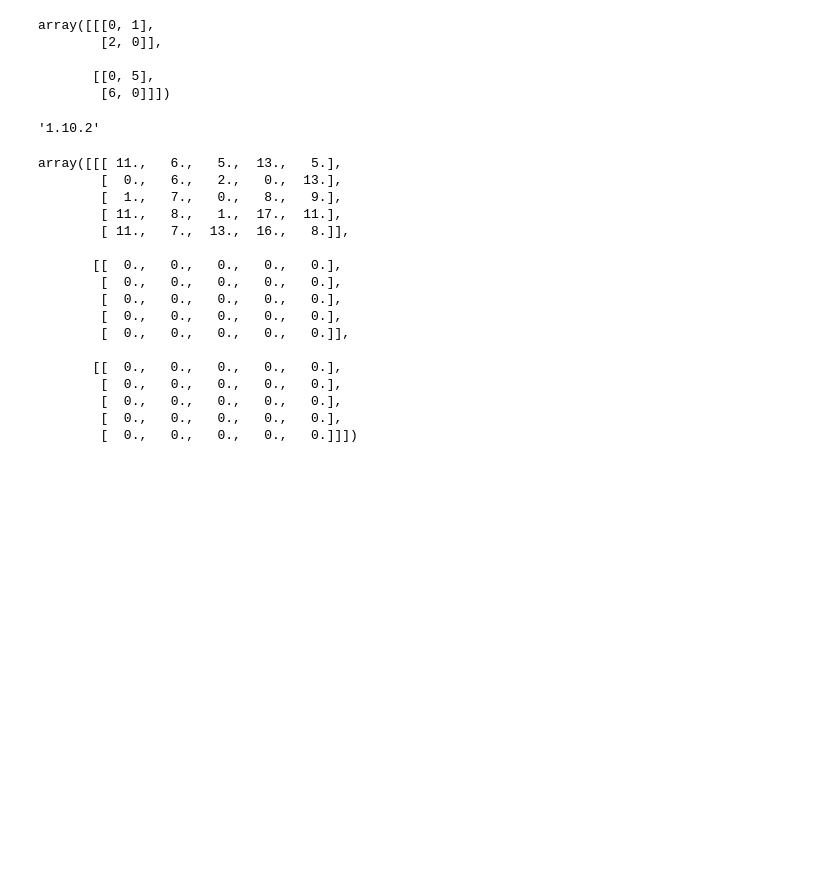
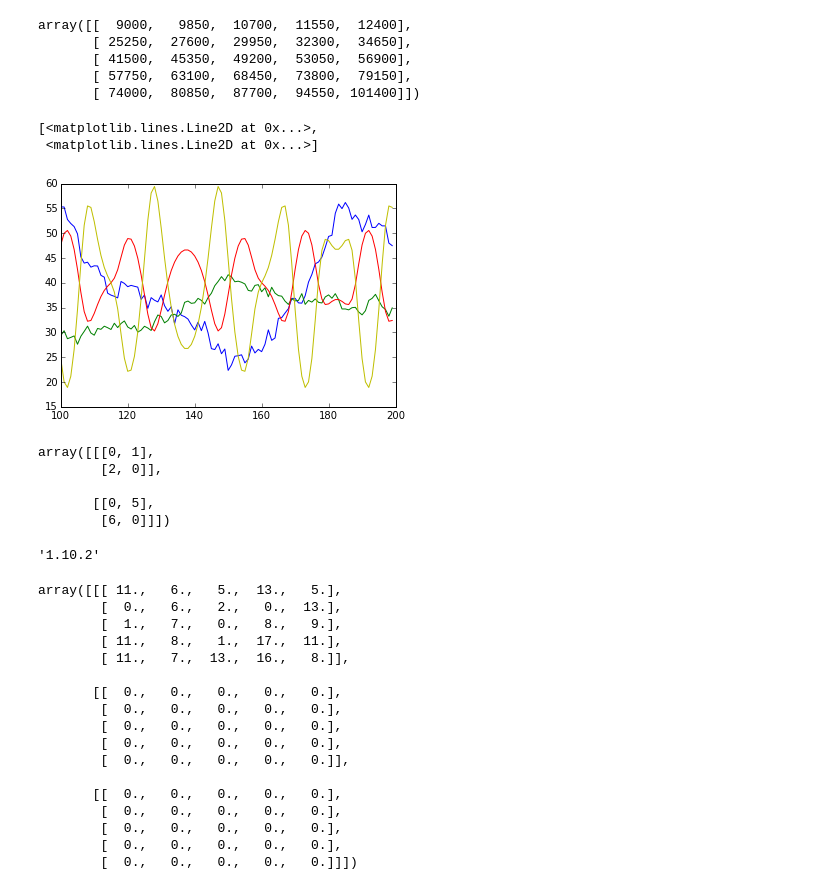
Before and after one commit to kvas7andy/Diplom, a Jupyter notebook: soft/dynamic_program.ipynb, the cells around one changed output. Saved outputs shown, nothing was run; the diff lists cells and outputs as text; code cells hidden in the pictures; blank space fills up the shorter version.

```diff
--- a/soft/dynamic_program.ipynb
+++ b/soft/dynamic_program.ipynb
@@ -98,0 +265,30 @@ np.sum(X*X, axis=1).shape
+# %%
+np.dot(arr, arr).dot(arr)
+# %% [output]
+array([[  9000,   9850,  10700,  11550,  12400],
+       [ 25250,  27600,  29950,  32300,  34650],
+       [ 41500,  45350,  49200,  53050,  56900],
+       [ 57750,  63100,  68450,  73800,  79150],
+       [ 74000,  80850,  87700,  94550, 101400]])
+# %%
+N = 1000
+n = 3
+t = np.arange(N+1)
+# %%
+cost_item = np.array([np.random.randn(N+1)*2, np.random.randn(N+1), np.random.randn(N+1)*5]).T; cost_item[0, :] = np.array([100, 50, 70]);
+cost_item = np.cumsum(cost_item, axis=0) # make model through time
+cost_item -= cost_item.min(axis=0)[np.newaxis, :] - np.random.randint(30)
+low, high = 20, 50
+num_item = np.array([low*np.sin(t*np.pi/5), high*np.sin(t*np.pi/9 + np.pi/9*2), low*np.sin(t*np.pi/5)]).T + high+low+low
+part_item = num_item / num_item.sum(axis=-1)[:, np.newaxis]
+# %%
+s = 100
+do = 200
+q = cost_item
+plt.plot(t[s:do], q[s:do, 0], 'b', t[s:do], q[s:do, 1], 'g')
+q = part_item
+plt.plot(t[s:do], 120*q[s:do, 0], 'r', t[s:do], 120*q[s:do, 1], 'y')
+# %% [output]
+[<matplotlib.lines.Line2D at 0x...>,
+ <matplotlib.lines.Line2D at 0x...>]
+[figure, added]
```
Also changed, not shown: parts of 13 cells of this notebook.
